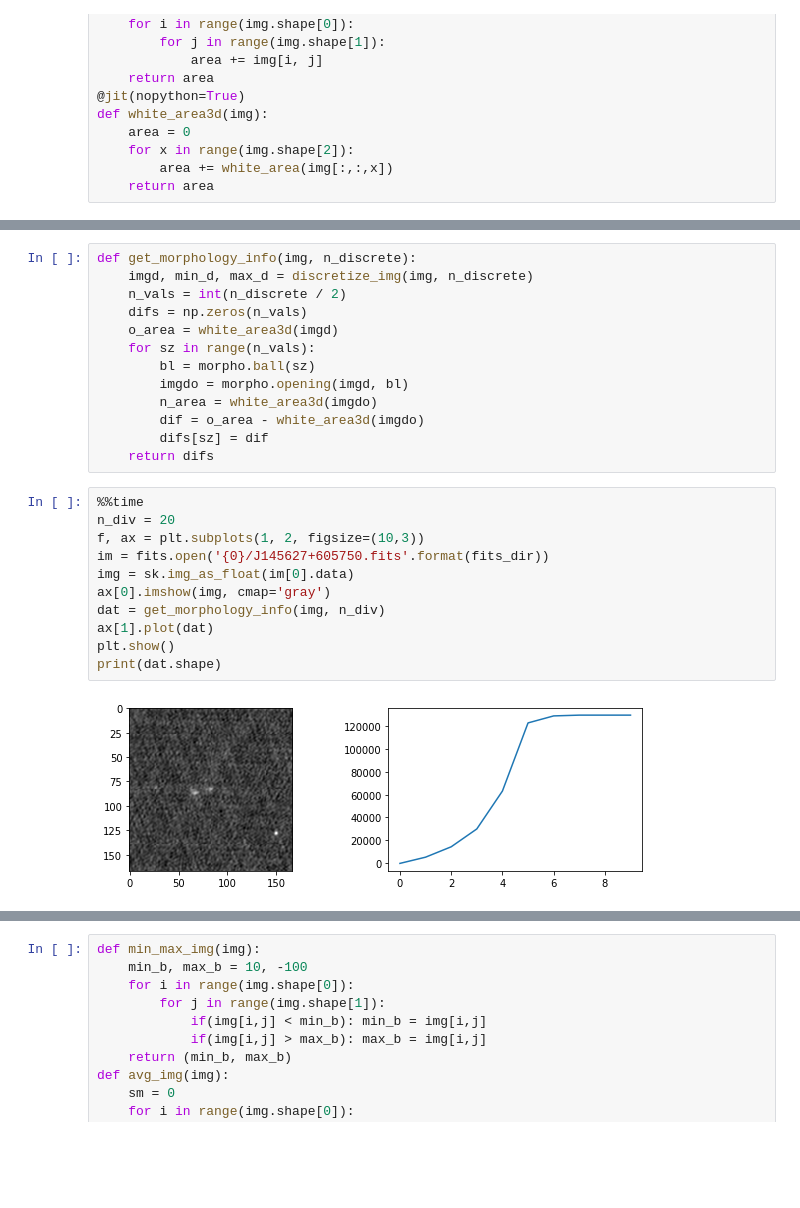
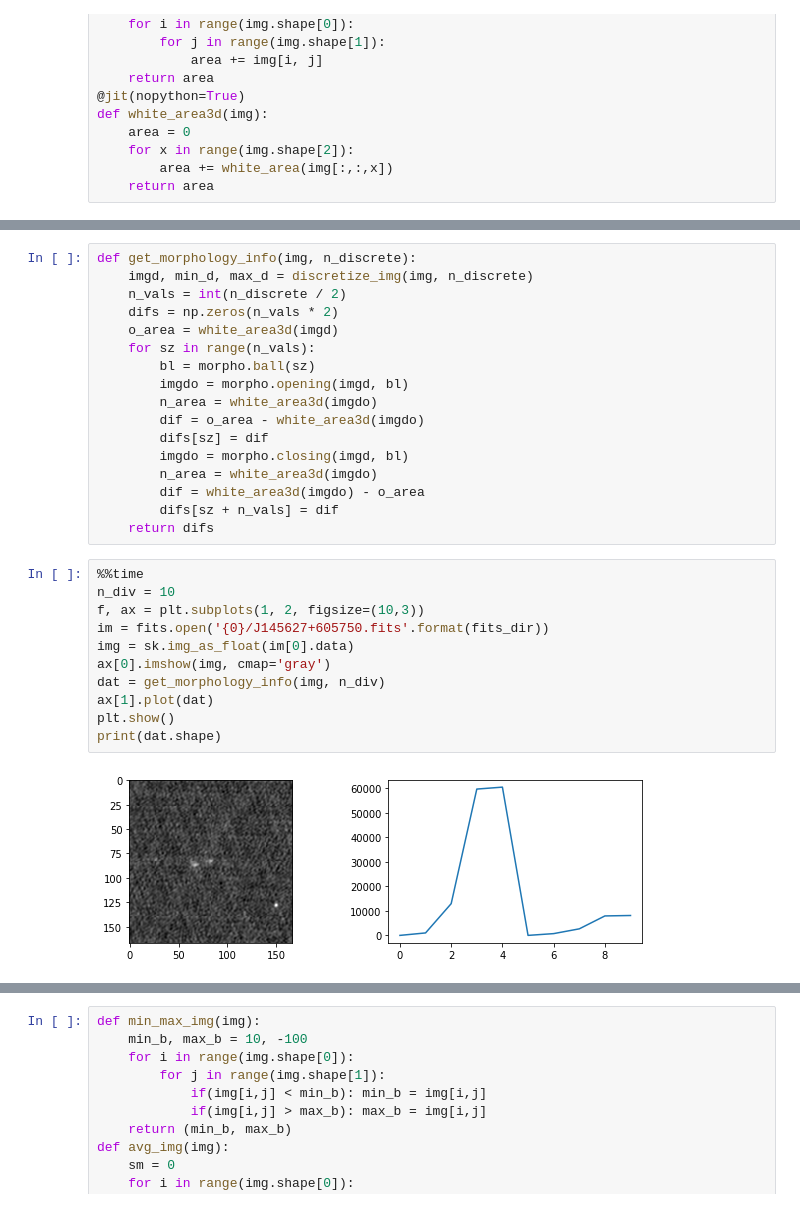
Before and after one commit to nottu/verano, a Jupyter notebook: notebook/morpho.ipynb, the cells around one changed output, grey strips where cells are left out. Saved outputs shown, nothing was run; the diff lists cells and outputs as text; blank space fills up the shorter version.

Commit message:
morpho opening and closing

```diff
--- a/notebook/morpho.ipynb
+++ b/notebook/morpho.ipynb
@@ -201,7 +201,7 @@ Wall time: 163 ms
 def get_morphology_info(img, n_discrete):
     imgd, min_d, max_d = discretize_img(img, n_discrete)
     n_vals = int(n_discrete / 2)
-    difs = np.zeros(n_vals)
+    difs = np.zeros(n_vals * 2)
     o_area = white_area3d(imgd)
     for sz in range(n_vals):
         bl = morpho.ball(sz)
@@ -209,18 +209,22 @@ def get_morphology_info(img, n_discrete):
         n_area = white_area3d(imgdo)
         dif = o_area - white_area3d(imgdo)
         difs[sz] = dif
+        imgdo = morpho.closing(imgd, bl)
+        n_area = white_area3d(imgdo)
+        dif = white_area3d(imgdo) - o_area
+        difs[sz + n_vals] = dif
     return difs
 # %%
 %%time
-n_div = 20
+n_div = 10
 f, ax = plt.subplots(1, 2, figsize=(10,3))
 im = fits.open('{0}/J145627+605750.fits'.format(fits_dir))
 img = sk.img_as_float(im[0].data)
 ax[0].imshow(img, cmap='gray')
 dat = get_morphology_info(img, n_div)
 ax[1].plot(dat)
 plt.show()
 print(dat.shape)
 # %% [output]
-[figure, old version]
+[figure, new version]
 (10,)
```
Also changed, not shown: parts of 6 cells of this notebook.
